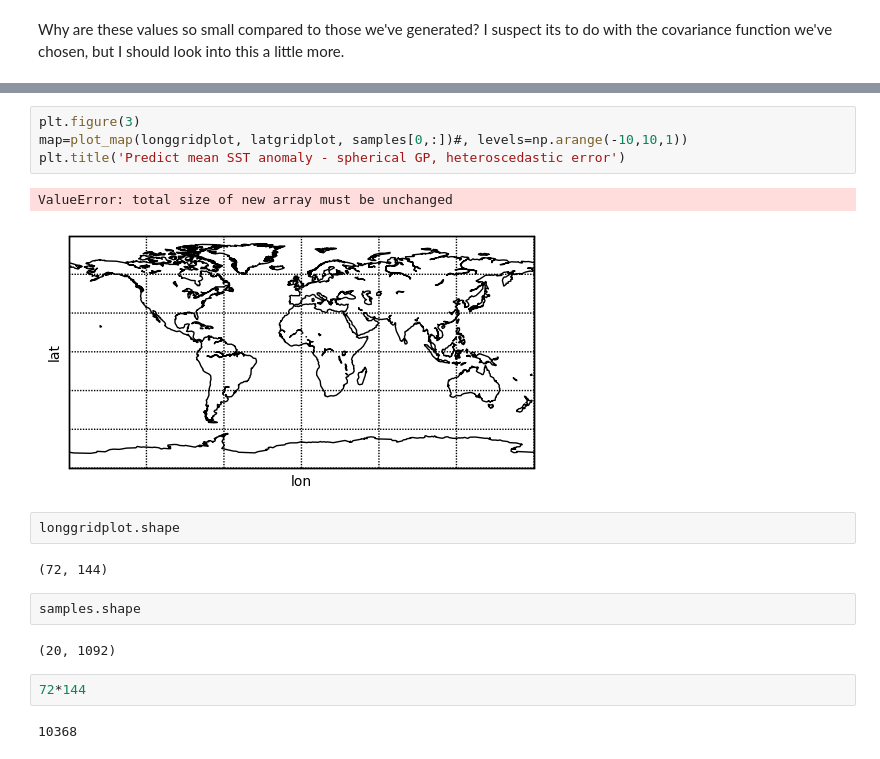
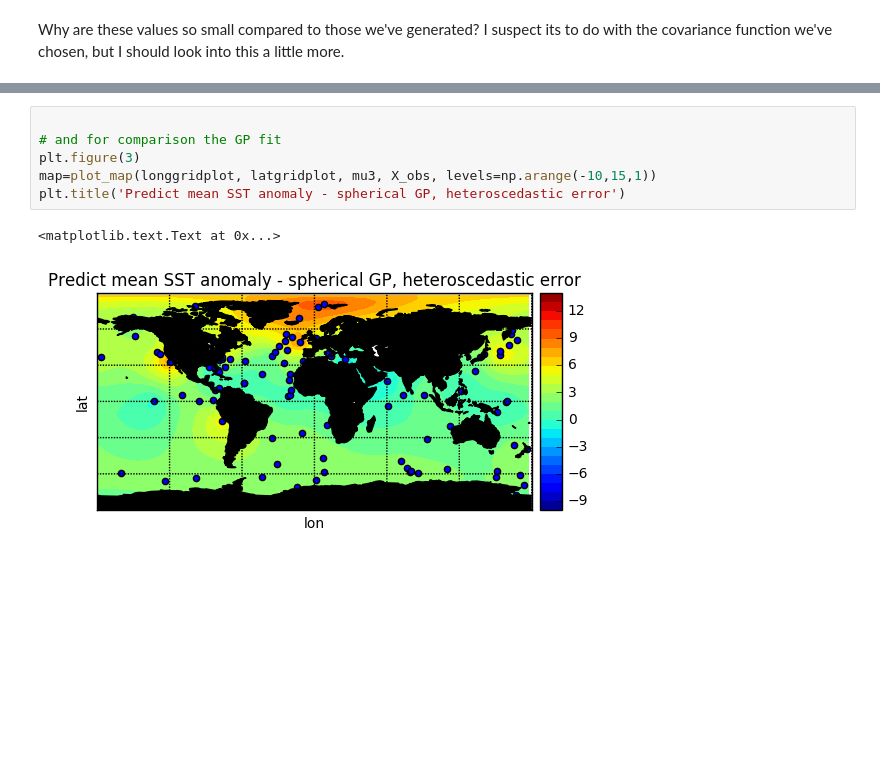
Before and after one commit to rich-d-wilkinson/ModelDataComparisonPython, a Jupyter notebook: Demonstration.ipynb, the cells around one changed output, grey strips where cells are left out. Drawn from its saved outputs; the diff is of its cells as text; blank space fills up the shorter version.

Commit message:
Updated the plots

```diff
--- a/Demonstration.ipynb
+++ b/Demonstration.ipynb
@@ -613,19 +511,9 @@ Why are these values so small compared to those we've generated? I suspect its t
 # %%
+
+# and for comparison the GP fit
 plt.figure(3)
-map=plot_map(longgridplot, latgridplot, samples[0,:])#, levels=np.arange(-10,10,1))
+map=plot_map(longgridplot, latgridplot, mu3, X_obs, levels=np.arange(-10,15,1))
 plt.title('Predict mean SST anomaly - spherical GP, heteroscedastic error')
 # %% [output]
-ValueError: total size of new array must be unchanged
+<matplotlib.text.Text at 0x...>
-[figure, old version]
+[figure, new version]
-# %%
-longgridplot.shape
-# %% [output]
-(72, 144)
-# %%
-samples.shape
-# %% [output]
-(20, 1092)
-# %%
-72*144
-# %% [output]
-10368
```
Also changed, not shown: parts of 23 cells of this notebook, 2 other files.
